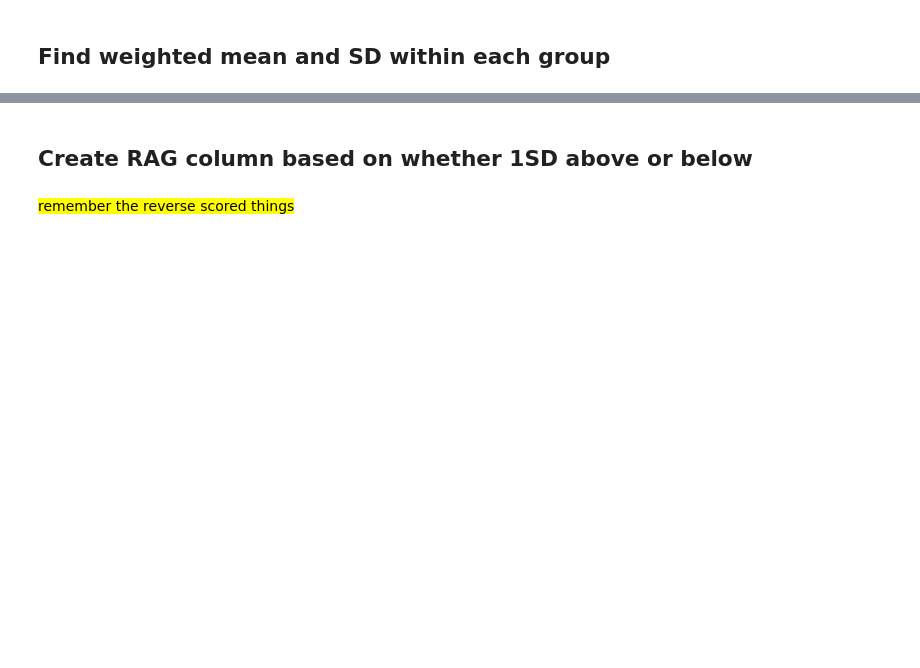
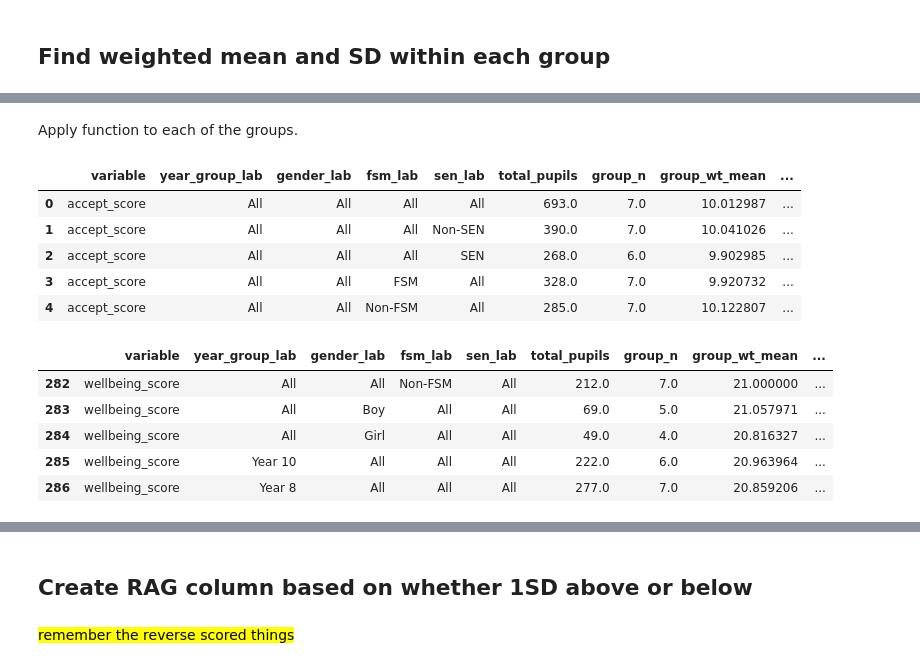
Before and after one commit to kailo-beewell/synthetic_standard_school_dashboards, a Jupyter notebook: create_and_process_data/3_rag_ratings.ipynb, the cells around one changed output, grey strips where cells are left out. Drawn from its saved outputs; the diff is of its cells as text; code cells hidden in the pictures; blank space fills up the shorter version.

```diff
--- a/create_and_process_data/3_rag_ratings.ipynb
+++ b/create_and_process_data/3_rag_ratings.ipynb
@@ -116,0 +96,33 @@ rag
+# %% [markdown]
+Apply function to each of the groups.
+# %%
+# Define the variables to simultaneously group by (remember, as this is working
+# on the aggregated data, it will just have possible combinations between
+# the filters of "All" for every characteristic, or "All" for every except one)
+groups = ['variable', 'year_group_lab', 'gender_lab', 'fsm_lab', 'sen_lab']
+
+# Filter to non-nan rows (as other rows can't/won't be used in calculation)
+non_nan = data[~(data['mean'].isnull()) & ~(data['count'].isnull())]
+
+# Groupby variable and all the characteristics, and return
+wt_mean = (non_nan
+           .groupby(groups)
+           .apply(lambda x: descriptives(x['mean'], x['count']))
+           .reset_index())
+
+# Preview the dataframe
+display(wt_mean.head())
+display(wt_mean.tail())
+# %% [output]
+|  | variable | year_group_lab | gender_lab | fsm_lab | sen_lab | total_pupils | group_n | group_wt_mean | ... |
+| 0 | accept_score | All | All | All | All | 693.0 | 7.0 | 10.012987 | ... |
+| 1 | accept_score | All | All | All | Non-SEN | 390.0 | 7.0 | 10.041026 | ... |
+| 2 | accept_score | All | All | All | SEN | 268.0 | 6.0 | 9.902985 | ... |
+| 3 | accept_score | All | All | FSM | All | 328.0 | 7.0 | 9.920732 | ... |
+| 4 | accept_score | All | All | Non-FSM | All | 285.0 | 7.0 | 10.122807 | ... |
+|  | variable | year_group_lab | gender_lab | fsm_lab | sen_lab | total_pupils | group_n | group_wt_mean | ... |
+| 282 | wellbeing_score | All | All | Non-FSM | All | 212.0 | 7.0 | 21.000000 | ... |
+| 283 | wellbeing_score | All | Boy | All | All | 69.0 | 5.0 | 21.057971 | ... |
+| 284 | wellbeing_score | All | Girl | All | All | 49.0 | 4.0 | 20.816327 | ... |
+| 285 | wellbeing_score | Year 10 | All | All | All | 222.0 | 6.0 | 20.963964 | ... |
+| 286 | wellbeing_score | Year 8 | All | All | All | 277.0 | 7.0 | 20.859206 | ... |
```
Also changed, not shown: parts of 19 cells of this notebook, 1 other file.
